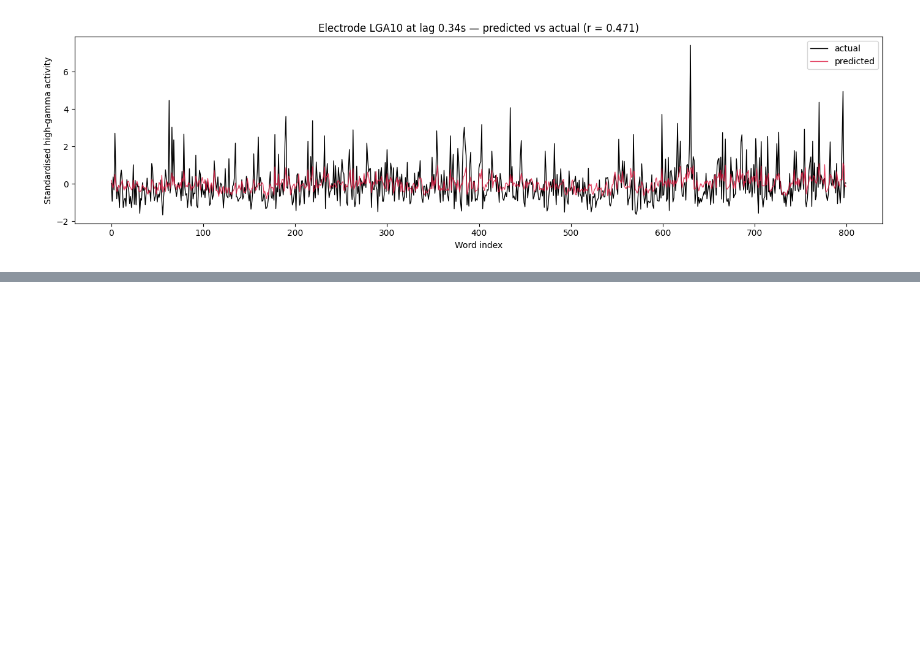
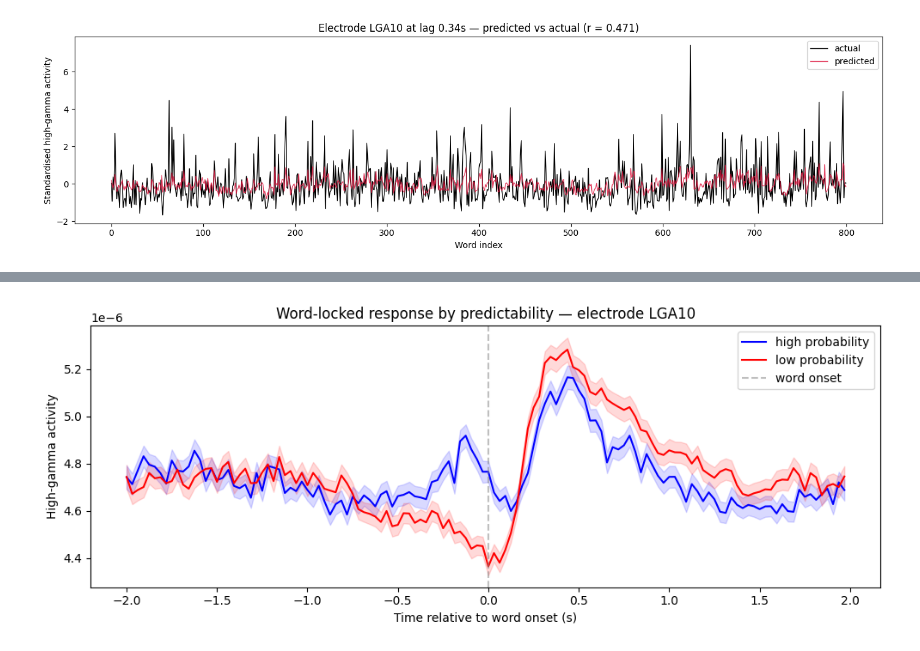
Before and after one commit to bootstrapbill/encoding_model_tutorial, a Jupyter notebook: notebooks/encoding_tutorial.ipynb, the cells around one changed output, grey strips where cells are left out. Saved outputs shown, nothing was run; the diff lists cells and outputs as text; code cells hidden in the pictures; blank space fills up the shorter version.

```diff
--- a/notebooks/encoding_tutorial.ipynb
+++ b/notebooks/encoding_tutorial.ipynb
@@ -510,0 +518,35 @@ Electrode: LGA10, best lag: 0.34 s
+# %%
+
+# Pick an electrode to inspect (try changing this!) using any name from: epochs.ch_names
+electrode = "LGA10"
+ch_idx = epochs.ch_names.index(electrode)
+
+# Get the epoch data for this electrode: (n_words, n_timepoints)
+erp_data = epochs.get_data(copy=True)[:, ch_idx, :]
+times = epochs.times  # time axis in seconds, 0 = word onset
+
+# Split by word probability (median split)
+probs = selected_df["true_prob"].values
+median_prob = np.median(probs)
+high_prob_mask = probs >= median_prob
+low_prob_mask = probs < median_prob
+
+fig, ax = plt.subplots(figsize=(10, 4))
+
+for mask, label, color in [(high_prob_mask, "high probability", "blue"),
+                            (low_prob_mask, "low probability", "red")]:
+    mean_resp = erp_data[mask].mean(axis=0)
+    sem_resp = erp_data[mask].std(axis=0) / np.sqrt(mask.sum())
+    ax.plot(times, mean_resp, color=color, linewidth=1.5, label=label)
+    ax.fill_between(times, mean_resp - sem_resp, mean_resp + sem_resp,
+                    color=color, alpha=0.15)
+
+ax.axvline(0, color="grey", linestyle="--", alpha=0.5, label="word onset")
+ax.set_xlabel("Time relative to word onset (s)")
+ax.set_ylabel("High-gamma activity")
+ax.set_title(f"Word-locked response by predictability — electrode {electrode}")
+ax.legend()
+plt.tight_layout()
+plt.show()
+# %% [output]
+[figure, added]
```
Also changed, not shown: parts of 11 cells of this notebook.
